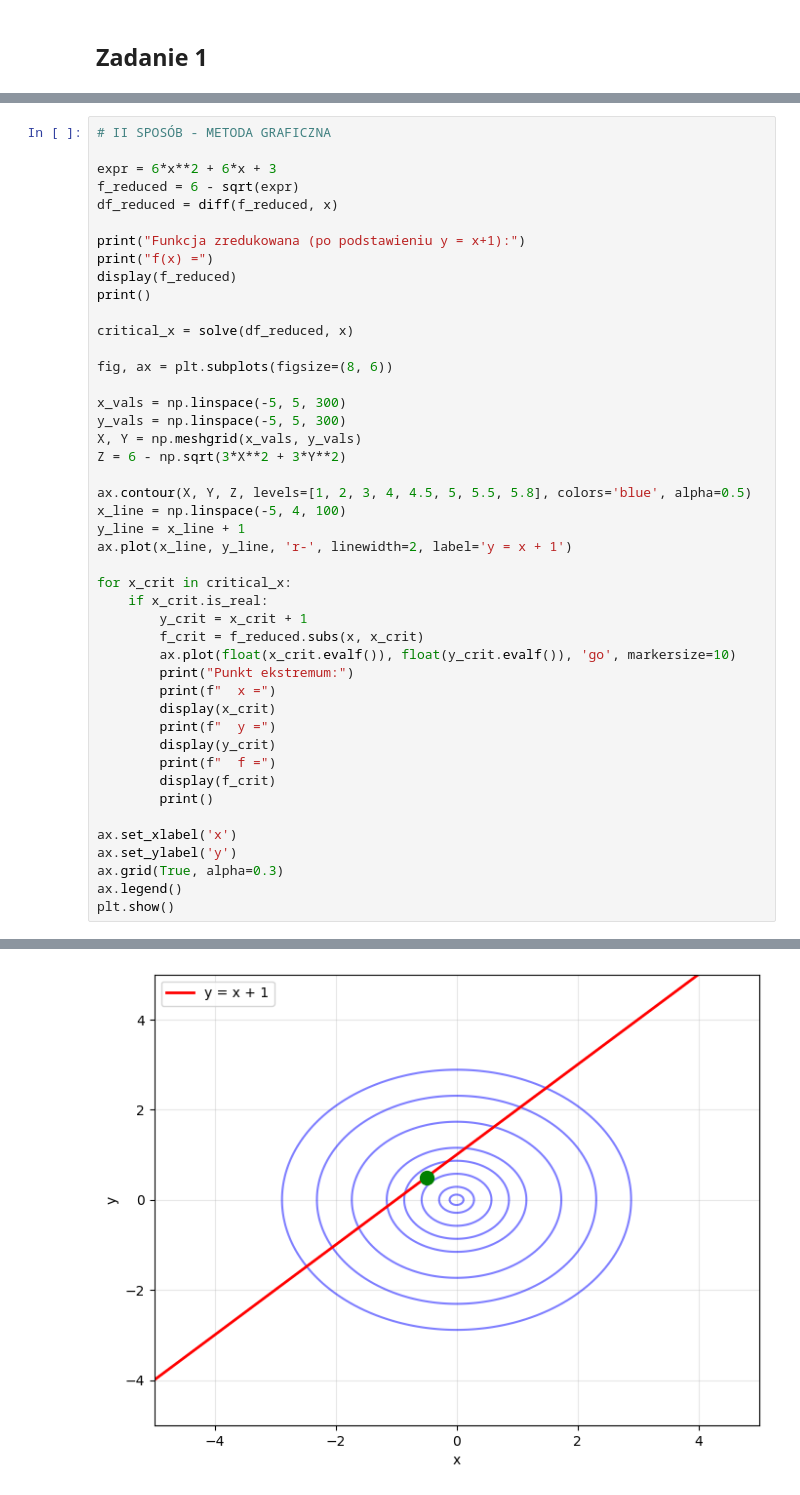
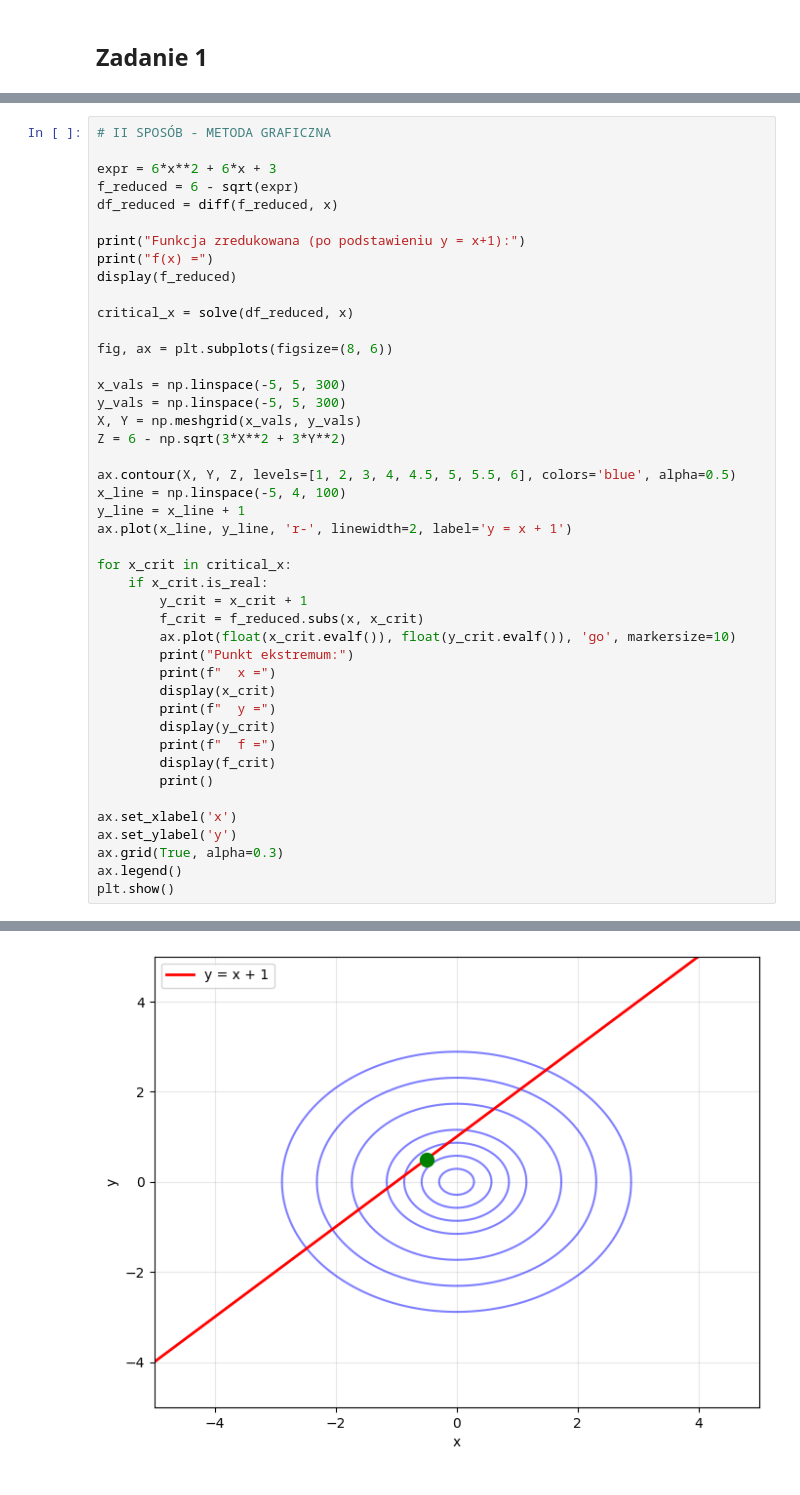
Before and after one commit to Tomaszlek/Obliczenia_Naukowe_2026, a Jupyter notebook: Lista 4/Lista4.ipynb, the cells around one changed output, grey strips where cells are left out. Cells and saved outputs as stored; diff of their text form.

```diff
--- a/Lista 4/Lista4.ipynb
+++ b/Lista 4/Lista4.ipynb
@@ -83,7 +84,6 @@ df_reduced = diff(f_reduced, x)
 print("Funkcja zredukowana (po podstawieniu y = x+1):")
 print("f(x) =")
 display(f_reduced)
-print()
 
 critical_x = solve(df_reduced, x)
 
@@ -94,7 +94,7 @@ y_vals = np.linspace(-5, 5, 300)
 X, Y = np.meshgrid(x_vals, y_vals)
 Z = 6 - np.sqrt(3*X**2 + 3*Y**2)
 
-ax.contour(X, Y, Z, levels=[1, 2, 3, 4, 4.5, 5, 5.5, 5.8], colors='blue', alpha=0.5)
+ax.contour(X, Y, Z, levels=[1, 2, 3, 4, 4.5, 5, 5.5, 6], colors='blue', alpha=0.5)
 x_line = np.linspace(-5, 4, 100)
 y_line = x_line + 1
 ax.plot(x_line, y_line, 'r-', linewidth=2, label='y = x + 1')
@@ -124,14 +122,14 @@ II. METODA GRAFICZNA
 Funkcja zredukowana (po podstawieniu y = x+1):
 f(x) =
 [figure]
 Punkt ekstremum:
   x =
 [figure]
   y =
 [figure]
   f =
 [figure]
-[figure, old version]
+[figure, new version]
 # %%
 print("SPROWADZENIE DO EKSTREMUM LOKALNEGO\n")
 
```
Also changed, not shown: parts of 3 cells of this notebook.
